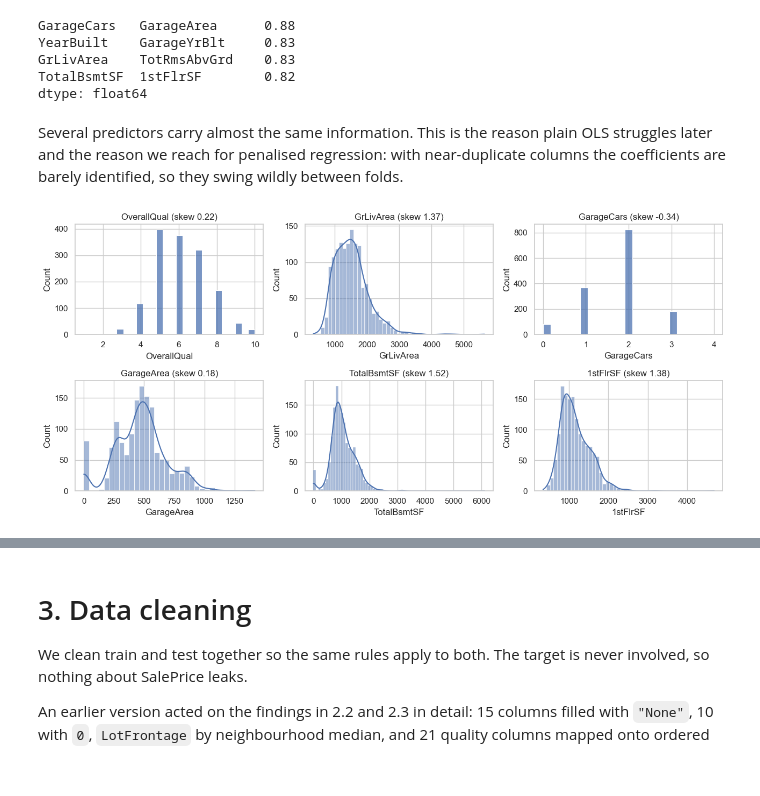
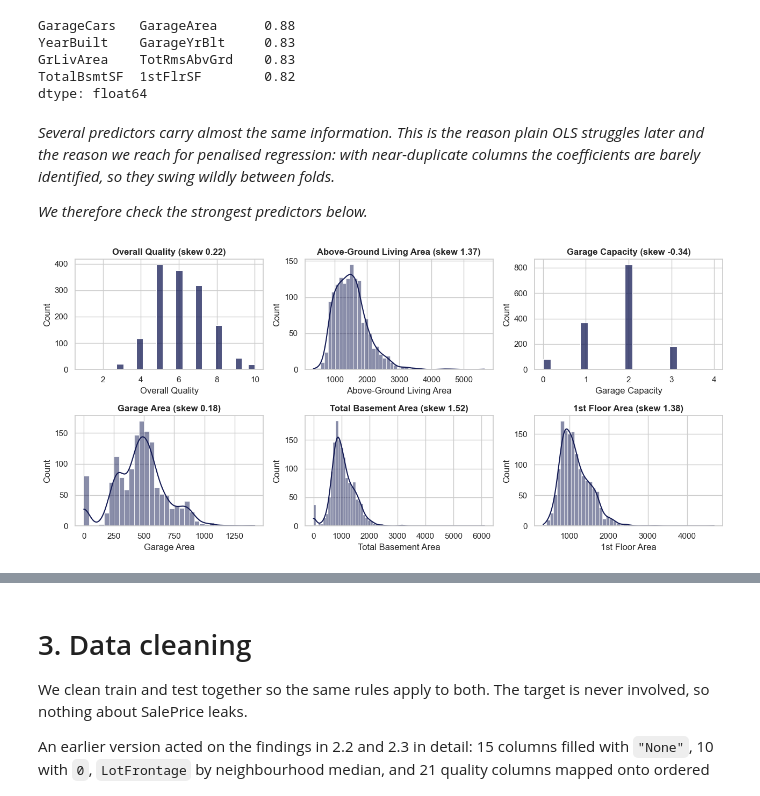
Before and after one commit to siddharthyashkukreja-cloud/smu_programming_group, a Jupyter notebook: ACCT682_Housing_prices.ipynb, the cells around one changed output, grey strips where cells are left out. Drawn from its saved outputs; the diff is of its cells as text; code cells hidden in the pictures.

```diff
--- a/ACCT682_Housing_prices.ipynb
+++ b/ACCT682_Housing_prices.ipynb
@@ -243,17 +247,31 @@ GrLivArea    TotRmsAbvGrd    0.83
 TotalBsmtSF  1stFlrSF        0.82
 dtype: float64
 # %% [markdown]
-Several predictors carry almost the same information. This is the reason plain OLS struggles later and the reason we reach for penalised regression: with near-duplicate columns the coefficients are barely identified, so they swing wildly between folds.
+*Several predictors carry almost the same information. This is the reason plain OLS struggles later and the reason we reach for penalised regression: with near-duplicate columns the coefficients are barely identified, so they swing wildly between folds.*
+
+*We therefore check the strongest predictors below.*
 # %%
 # distributions of the strongest numeric predictors
 top6 = [c for c in corr.head(8).index if c != "SalePrice"][:6]
 
 fig, ax = plt.subplots(2, 3, figsize=(13, 6))
 for i, (a, col) in enumerate(zip(ax.ravel(), top6)):
     show_kde = i not in (0, 2)
-    sns.histplot(train[col], kde=show_kde, ax=a)
-    a.set_title(f"{col} (skew {train[col].skew():.2f})")
+    sns.histplot(train[col], kde=show_kde, ax=a, color = "#151C55")
+    ax[0, 0].set_title(f"Overall Quality (skew {train['OverallQual'].skew():.2f})", fontweight="bold", fontsize=12)
+ax[0, 1].set_title(f"Above-Ground Living Area (skew {train['GrLivArea'].skew():.2f})", fontweight="bold", fontsize=12)
+ax[0, 2].set_title(f"Garage Capacity (skew {train['GarageCars'].skew():.2f})", fontweight="bold", fontsize=12)
+ax[1, 0].set_title(f"Garage Area (skew {train['GarageArea'].skew():.2f})", fontweight="bold", fontsize=12)
+ax[1, 1].set_title(f"Total Basement Area (skew {train['TotalBsmtSF'].skew():.2f})", fontweight="bold", fontsize=12)
+ax[1, 2].set_title(f"1st Floor Area (skew {train['1stFlrSF'].skew():.2f})", fontweight="bold", fontsize=12)
+# set each x-label individually
+ax[0, 0].set_xlabel("Overall Quality")
+ax[0, 1].set_xlabel("Above-Ground Living Area")
+ax[0, 2].set_xlabel("Garage Capacity")
+ax[1, 0].set_xlabel("Garage Area")
+ax[1, 1].set_xlabel("Total Basement Area")
+ax[1, 2].set_xlabel("1st Floor Area")
 plt.tight_layout()
 # %% [output]
-[figure, old version]
+[figure, new version]
 # %% [markdown]
```
Also changed, not shown: parts of 16 cells of this notebook.
